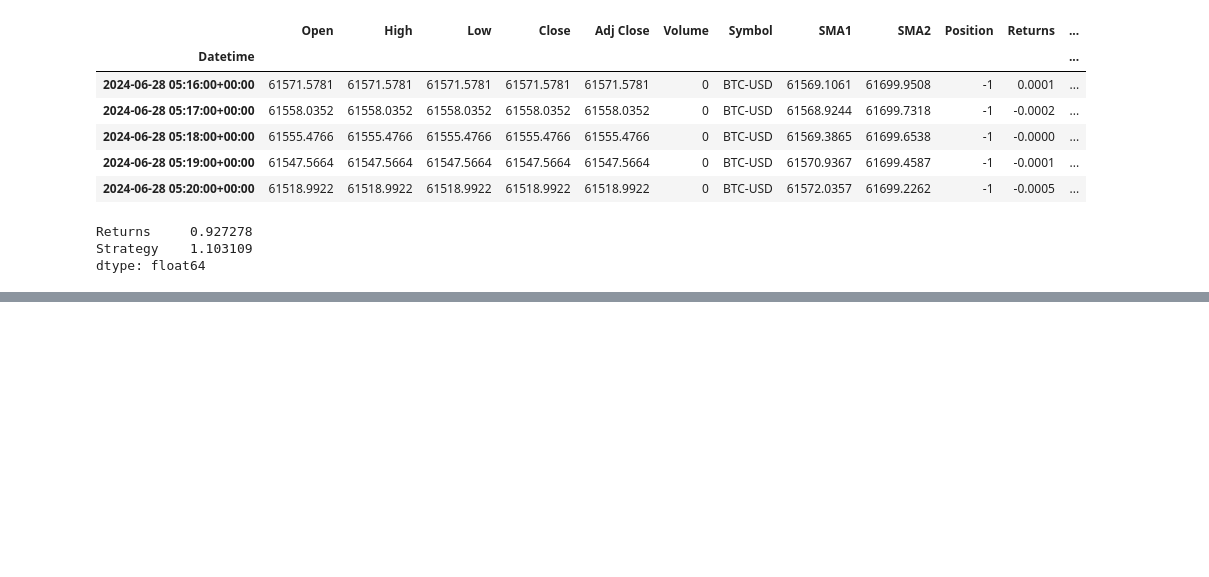
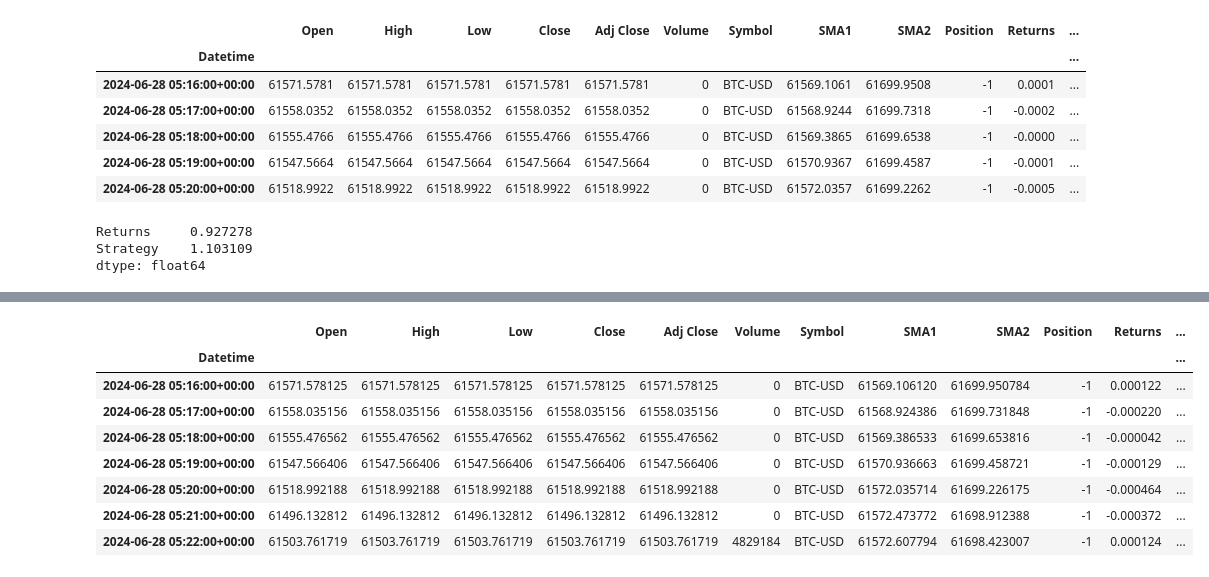
Before and after one commit to read-my-name/python-algorithms-challenges, a Jupyter notebook: python-for-finance/trade_strategy.ipynb, the cells around one changed output, grey strips where cells are left out. Drawn from its saved outputs; the diff is of its cells as text; code cells hidden in the pictures; blank space fills up the shorter version.

```diff
--- a/python-for-finance/trade_strategy.ipynb
+++ b/python-for-finance/trade_strategy.ipynb
@@ -153,0 +250,21 @@ dtype: float64
+# %%
+data = df.copy()
+
+lags = 5  # Number of previous days to use as features
+cols = []
+
+for lag in range(1, lags + 1):
+    col = 'lag_{}'.format(lag)
+    data[col] = data['Close'].shift(lag)
+# %%
+data.head(7)
+# %% [output]
+|  | Open | High | Low | Close | Adj Close | Volume | Symbol | SMA1 | SMA2 | Position | Returns | ... |
+| Datetime |  |  |  |  |  |  |  |  |  |  |  | ... |
+| 2024-06-28 05:16:00+00:00 | 61571.578125 | 61571.578125 | 61571.578125 | 61571.578125 | 61571.578125 | 0 | BTC-USD | 61569.106120 | 61699.950784 | -1 | 0.000122 | ... |
+| 2024-06-28 05:17:00+00:00 | 61558.035156 | 61558.035156 | 61558.035156 | 61558.035156 | 61558.035156 | 0 | BTC-USD | 61568.924386 | 61699.731848 | -1 | -0.000220 | ... |
+| 2024-06-28 05:18:00+00:00 | 61555.476562 | 61555.476562 | 61555.476562 | 61555.476562 | 61555.476562 | 0 | BTC-USD | 61569.386533 | 61699.653816 | -1 | -0.000042 | ... |
+| 2024-06-28 05:19:00+00:00 | 61547.566406 | 61547.566406 | 61547.566406 | 61547.566406 | 61547.566406 | 0 | BTC-USD | 61570.936663 | 61699.458721 | -1 | -0.000129 | ... |
+| 2024-06-28 05:20:00+00:00 | 61518.992188 | 61518.992188 | 61518.992188 | 61518.992188 | 61518.992188 | 0 | BTC-USD | 61572.035714 | 61699.226175 | -1 | -0.000464 | ... |
+| 2024-06-28 05:21:00+00:00 | 61496.132812 | 61496.132812 | 61496.132812 | 61496.132812 | 61496.132812 | 0 | BTC-USD | 61572.473772 | 61698.912388 | -1 | -0.000372 | ... |
+| 2024-06-28 05:22:00+00:00 | 61503.761719 | 61503.761719 | 61503.761719 | 61503.761719 | 61503.761719 | 4829184 | BTC-USD | 61572.607794 | 61698.423007 | -1 | 0.000124 | ... |
```
Also changed, not shown: parts of 8 cells of this notebook.
